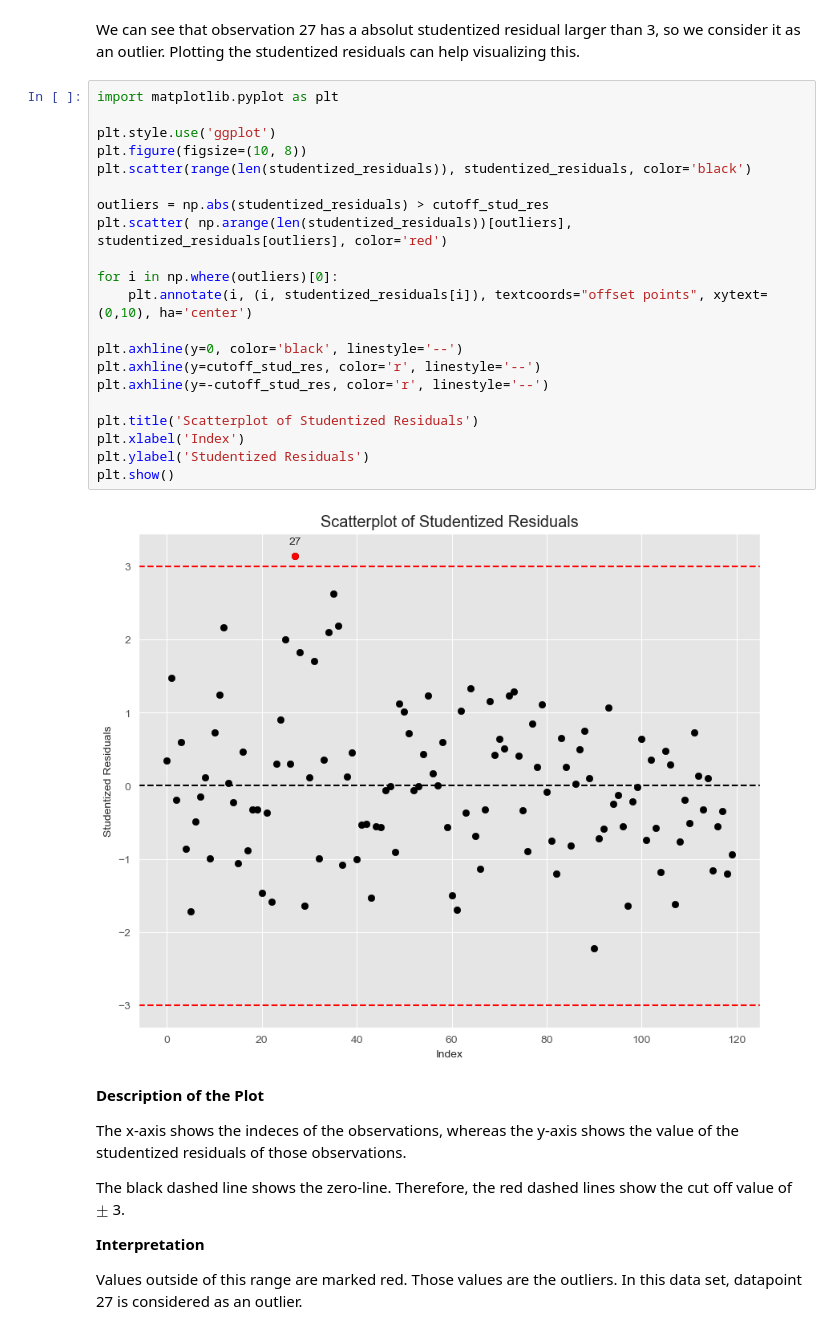
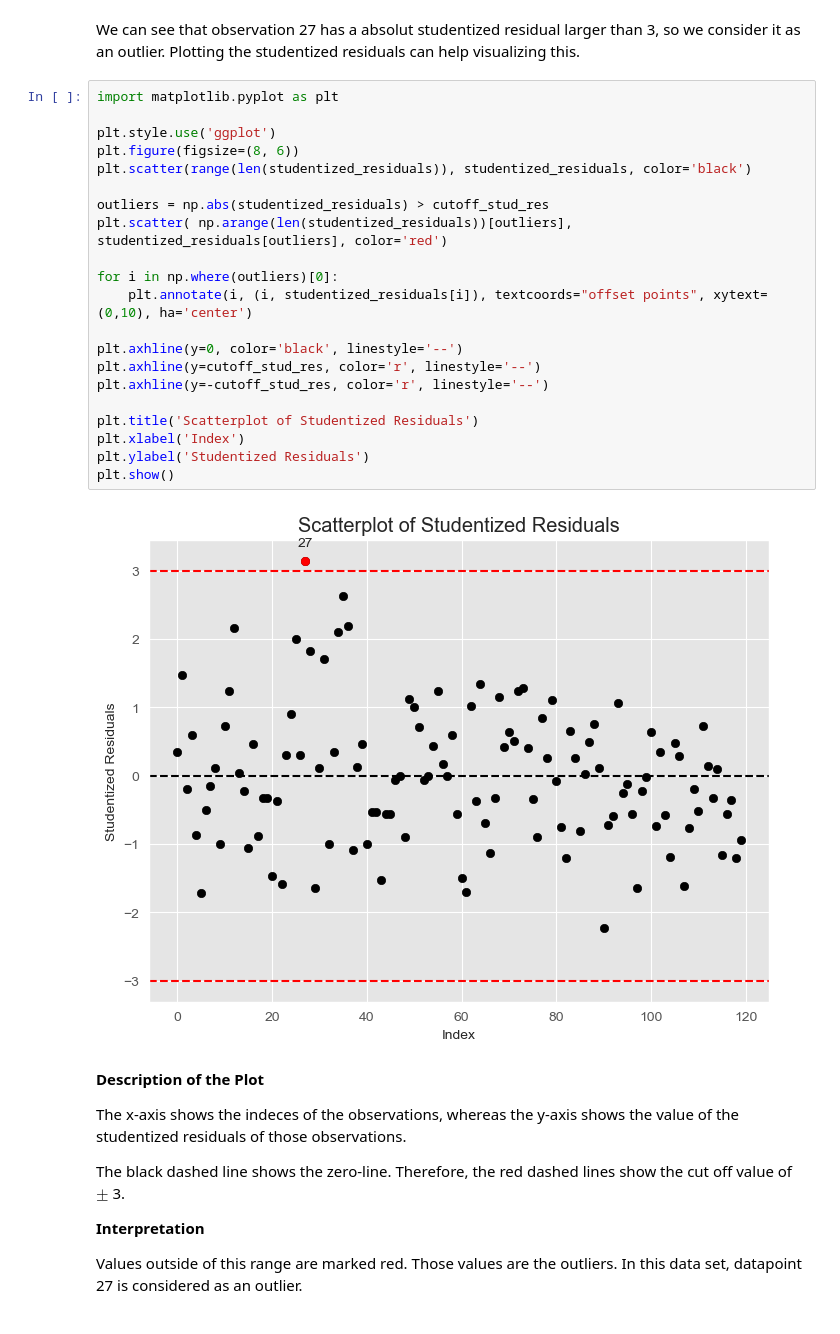
Before and after one commit to Statsomat/OLSAI, a Jupyter notebook: ColabNotebooks/CacaoPL_v2.ipynb, the cells around one changed output. Cells and saved outputs as stored; diff of their text form.

Commit message:
Visual Adjustments

```diff
--- a/ColabNotebooks/CacaoPL_v2.ipynb
+++ b/ColabNotebooks/CacaoPL_v2.ipynb
@@ -294,26 +294,26 @@ We can see that observation 27 has a absolut studentized residual larger than 3,
 # %%
 import matplotlib.pyplot as plt
 
 plt.style.use('ggplot')
-plt.figure(figsize=(10, 8))
+plt.figure(figsize=(8, 6))
 plt.scatter(range(len(studentized_residuals)), studentized_residuals, color='black')
 
 outliers = np.abs(studentized_residuals) > cutoff_stud_res
 plt.scatter( np.arange(len(studentized_residuals))[outliers], studentized_residuals[outliers], color='red')
 
 for i in np.where(outliers)[0]:
     plt.annotate(i, (i, studentized_residuals[i]), textcoords="offset points", xytext=(0,10), ha='center')
 
 plt.axhline(y=0, color='black', linestyle='--')
 plt.axhline(y=cutoff_stud_res, color='r', linestyle='--')
 plt.axhline(y=-cutoff_stud_res, color='r', linestyle='--')
 
 plt.title('Scatterplot of Studentized Residuals')
 plt.xlabel('Index')
 plt.ylabel('Studentized Residuals')
 plt.show()
 # %% [output]
-[figure, old version]
+[figure, new version]
 # %% [markdown]
 **Description of the Plot**
 
```
Also changed, not shown: parts of 6 cells of this notebook.
